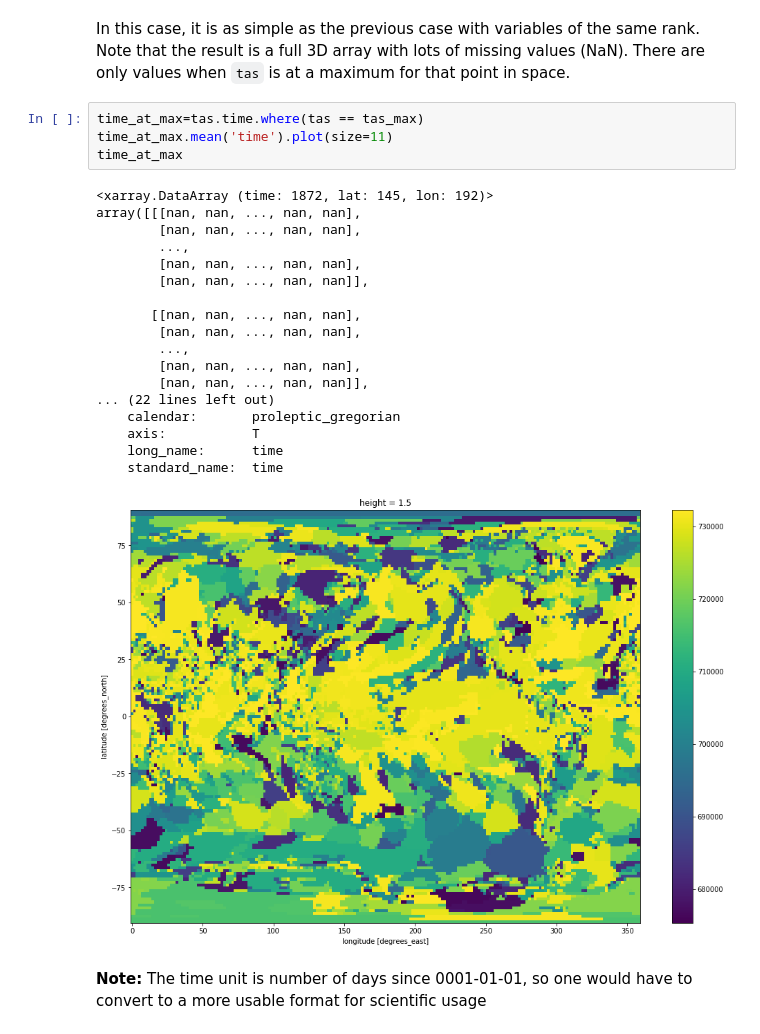
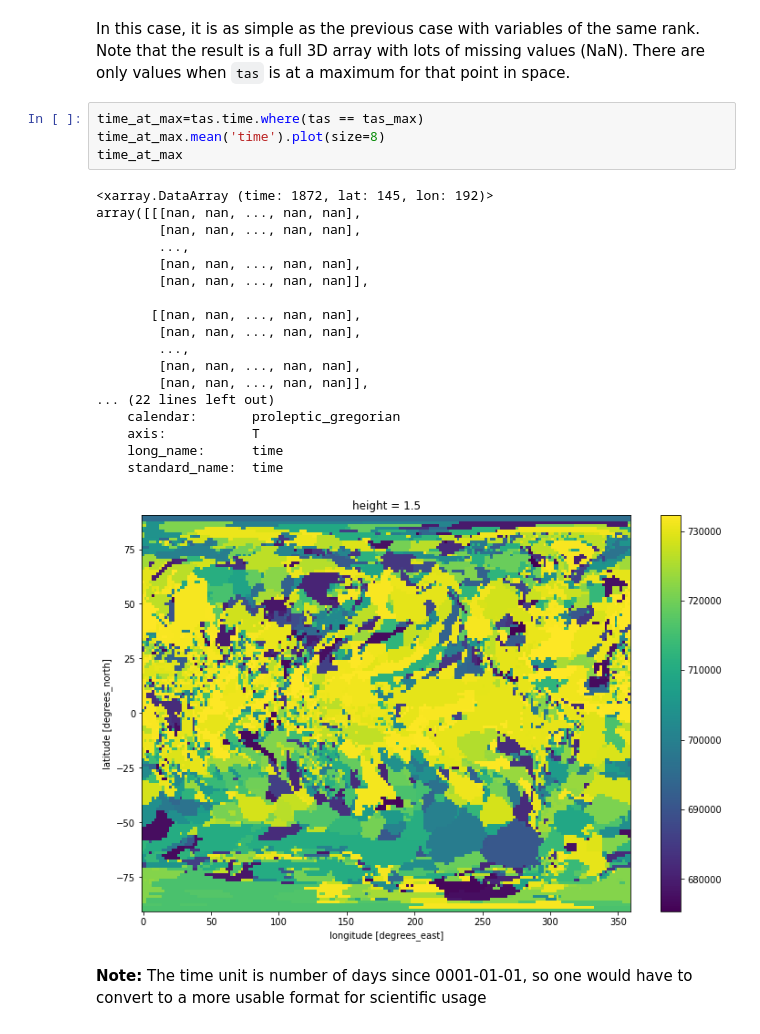
Before and after one commit to coecms/coecms.github.io, a Jupyter notebook: notebooks/2018-11-27-Value-when-other-is-max.ipynb, the cells around one changed output. Drawn from its saved outputs; the diff is of its cells as text.

```diff
--- a/notebooks/2018-11-27-Value-when-other-is-max.ipynb
+++ b/notebooks/2018-11-27-Value-when-other-is-max.ipynb
@@ -103,27 +103,27 @@ To illustrate this, we are going to look at the problem of finding at what times
 In this case, it is as simple as the previous case with variables of the same rank. Note that the result is a full 3D array with lots of missing values (NaN). There are only values when `tas` is at a maximum for that point in space.
 # %%
 time_at_max=tas.time.where(tas == tas_max)
-time_at_max.mean('time').plot(size=11)
+time_at_max.mean('time').plot(size=8)
 time_at_max
 # %% [output]
 <xarray.DataArray (time: 1872, lat: 145, lon: 192)>
 array([[[nan, nan, ..., nan, nan],
         [nan, nan, ..., nan, nan],
         ...,
         [nan, nan, ..., nan, nan],
         [nan, nan, ..., nan, nan]],
 
        [[nan, nan, ..., nan, nan],
         [nan, nan, ..., nan, nan],
         ...,
         [nan, nan, ..., nan, nan],
         [nan, nan, ..., nan, nan]],
 ... (22 lines left out)
     calendar:       proleptic_gregorian
     axis:           T
     long_name:      time
     standard_name:  time
-[figure, old version]
+[figure, new version]
 # %% [markdown]
 **Note:** The time unit is number of days since 0001-01-01, so one would have to convert to a more usable format for scientific usage
 # %% [markdown]
```
Also changed, not shown: parts of 3 cells of this notebook, 1 other file.
